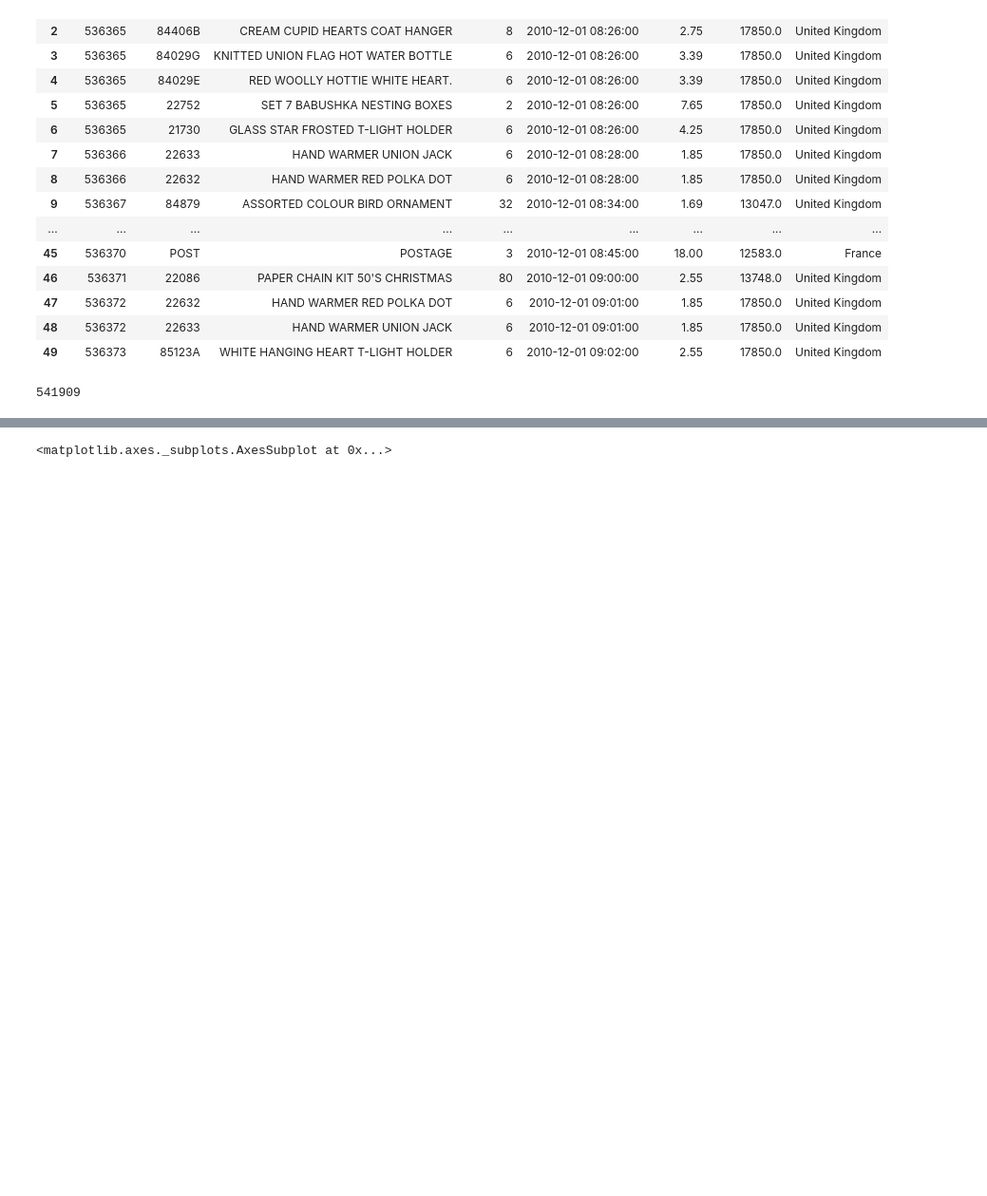
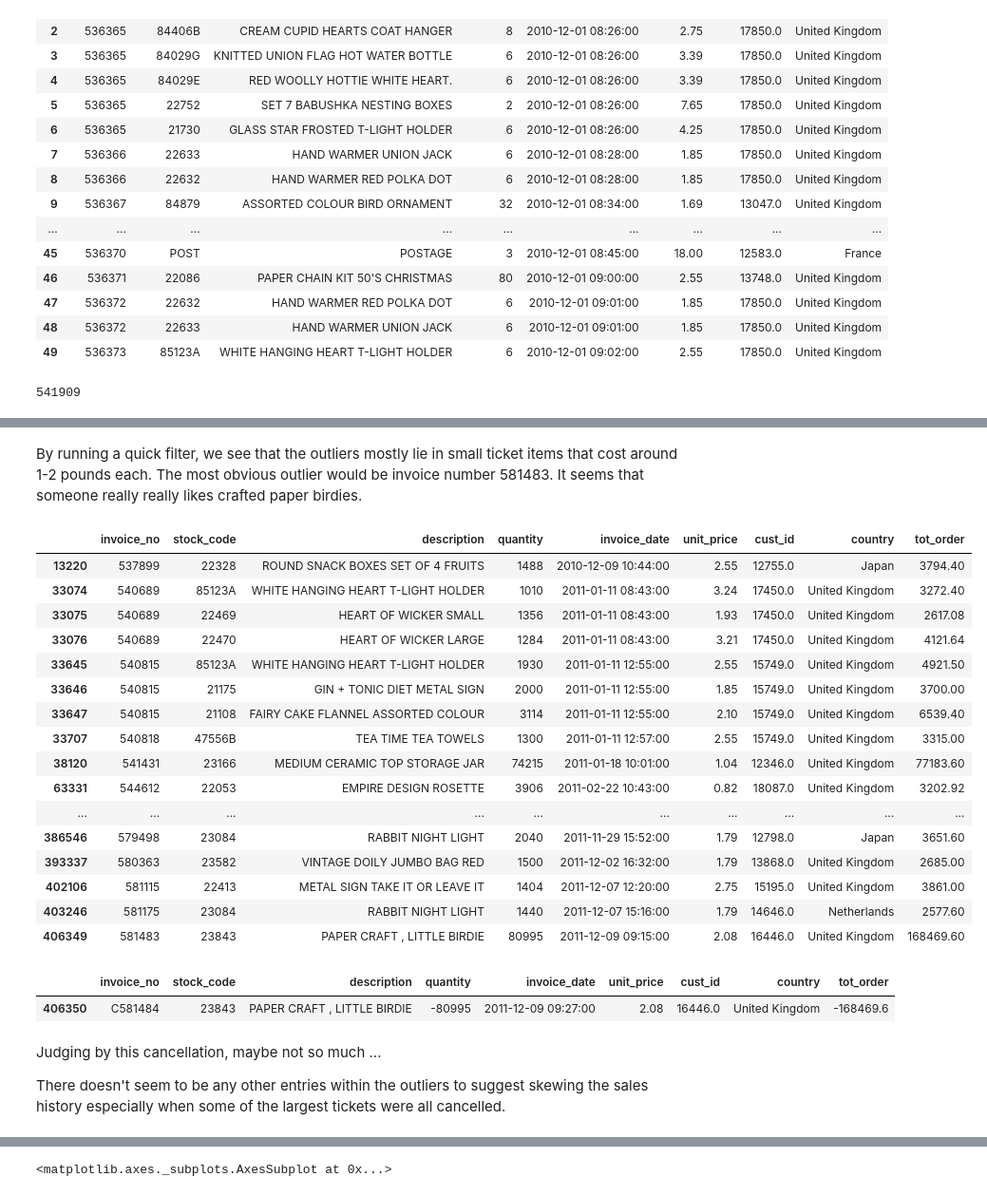
Before and after one commit to finnqiao/cohort_online_retail, a Jupyter notebook: ukretail_cohort.ipynb, the cells around one changed output, grey strips where cells are left out. Shown: that part at 95% size. Saved outputs shown, nothing was run; the diff lists cells and outputs as text; code cells hidden in the pictures; blank space fills up the shorter version.

Commit message:
cleaned outliers

```diff
--- a/ukretail_cohort.ipynb
+++ b/ukretail_cohort.ipynb
@@ -95,0 +134,31 @@ See the caveats in the documentation: http://pandas.pydata.org/pandas-docs/stabl
+# %% [markdown]
+By running a quick filter, we see that the outliers mostly lie in small ticket items  that cost around 1-2 pounds each. The most obvious outlier would be invoice number 581483. It seems that someone really really likes crafted paper birdies.
+# %%
+main_df[(main_df['quantity'] > 1000) & (main_df['tot_order'] > 2500)]
+# %% [output]
+|  | invoice_no | stock_code | description | quantity | invoice_date | unit_price | cust_id | country | tot_order |
+| 13220 | 537899 | 22328 | ROUND SNACK BOXES SET OF 4 FRUITS | 1488 | 2010-12-09 10:44:00 | 2.55 | 12755.0 | Japan | 3794.40 |
+| 33074 | 540689 | 85123A | WHITE HANGING HEART T-LIGHT HOLDER | 1010 | 2011-01-11 08:43:00 | 3.24 | 17450.0 | United Kingdom | 3272.40 |
+| 33075 | 540689 | 22469 | HEART OF WICKER SMALL | 1356 | 2011-01-11 08:43:00 | 1.93 | 17450.0 | United Kingdom | 2617.08 |
+| 33076 | 540689 | 22470 | HEART OF WICKER LARGE | 1284 | 2011-01-11 08:43:00 | 3.21 | 17450.0 | United Kingdom | 4121.64 |
+| 33645 | 540815 | 85123A | WHITE HANGING HEART T-LIGHT HOLDER | 1930 | 2011-01-11 12:55:00 | 2.55 | 15749.0 | United Kingdom | 4921.50 |
+| 33646 | 540815 | 21175 | GIN + TONIC DIET METAL SIGN | 2000 | 2011-01-11 12:55:00 | 1.85 | 15749.0 | United Kingdom | 3700.00 |
+| 33647 | 540815 | 21108 | FAIRY CAKE FLANNEL ASSORTED COLOUR | 3114 | 2011-01-11 12:55:00 | 2.10 | 15749.0 | United Kingdom | 6539.40 |
+| 33707 | 540818 | 47556B | TEA TIME TEA TOWELS | 1300 | 2011-01-11 12:57:00 | 2.55 | 15749.0 | United Kingdom | 3315.00 |
+| 38120 | 541431 | 23166 | MEDIUM CERAMIC TOP STORAGE JAR | 74215 | 2011-01-18 10:01:00 | 1.04 | 12346.0 | United Kingdom | 77183.60 |
+| 63331 | 544612 | 22053 | EMPIRE DESIGN ROSETTE | 3906 | 2011-02-22 10:43:00 | 0.82 | 18087.0 | United Kingdom | 3202.92 |
+| ... | ... | ... | ... | ... | ... | ... | ... | ... | ... |
+| 386546 | 579498 | 23084 | RABBIT NIGHT LIGHT | 2040 | 2011-11-29 15:52:00 | 1.79 | 12798.0 | Japan | 3651.60 |
+| 393337 | 580363 | 23582 | VINTAGE DOILY JUMBO BAG RED | 1500 | 2011-12-02 16:32:00 | 1.79 | 13868.0 | United Kingdom | 2685.00 |
+| 402106 | 581115 | 22413 | METAL SIGN TAKE IT OR LEAVE IT | 1404 | 2011-12-07 12:20:00 | 2.75 | 15195.0 | United Kingdom | 3861.00 |
+| 403246 | 581175 | 23084 | RABBIT NIGHT LIGHT | 1440 | 2011-12-07 15:16:00 | 1.79 | 14646.0 | Netherlands | 2577.60 |
+| 406349 | 581483 | 23843 | PAPER CRAFT , LITTLE BIRDIE | 80995 | 2011-12-09 09:15:00 | 2.08 | 16446.0 | United Kingdom | 168469.60 |
+# %%
+main_df[main_df['tot_order'] == -168469.600000]
+# %% [output]
+|  | invoice_no | stock_code | description | quantity | invoice_date | unit_price | cust_id | country | tot_order |
+| 406350 | C581484 | 23843 | PAPER CRAFT , LITTLE BIRDIE | -80995 | 2011-12-09 09:27:00 | 2.08 | 16446.0 | United Kingdom | -168469.6 |
+# %% [markdown]
+Judging by this cancellation, maybe not so much ...
+
+There doesn't seem to be any other entries within the outliers to suggest skewing the sales history especially when some of the largest tickets were all cancelled.
```
Also changed, not shown: parts of 50 cells of this notebook.
